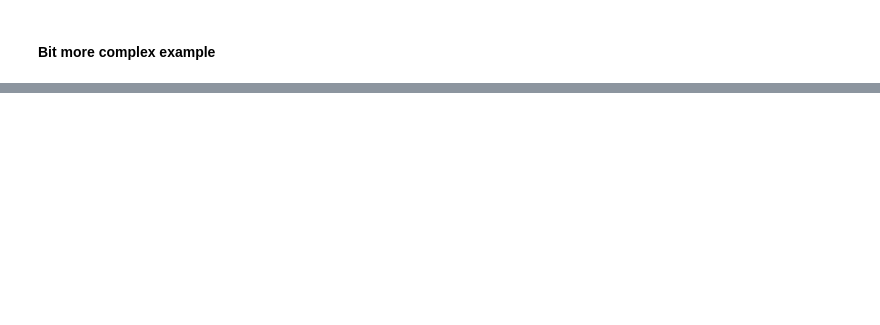
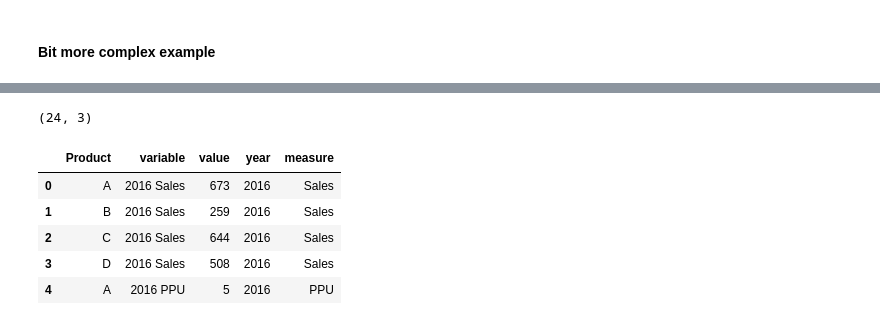
Before and after one commit to CodeupClassroom/hopper-classification-exercises, a Jupyter notebook: tidy_data_lesson.ipynb, the cells around one changed output, grey strips where cells are left out. Saved outputs shown, nothing was run; the diff lists cells and outputs as text; code cells hidden in the pictures; blank space fills up the shorter version.

```diff
--- a/tidy_data_lesson.ipynb
+++ b/tidy_data_lesson.ipynb
@@ -425,7 +479,21 @@ sales_melt =
 # %%
 # shape of melted dataset
+sales_melt.shape
+# %% [output]
+(24, 3)
 # %%
 # here we split the 'variable' column to create two new columns 'year' and 'measure'
+
+sales_melt[['year', 'measure']] =sales_melt.variable.str.split(' ', expand = True)
+
+sales_melt.head()
+# %% [output]
+|  | Product | variable | value | year | measure |
+| 0 | A | 2016 Sales | 673 | 2016 | Sales |
+| 1 | B | 2016 Sales | 259 | 2016 | Sales |
+| 2 | C | 2016 Sales | 644 | 2016 | Sales |
+| 3 | D | 2016 Sales | 508 | 2016 | Sales |
+| 4 | A | 2016 PPU | 5 | 2016 | PPU |
 # %%
 # now we will pivot the 'measure' column to create the two new columns 'PPU' and 'Sales'
 # reset the index to flatten the dataframe
```
Also changed, not shown: parts of 8 cells of this notebook.
